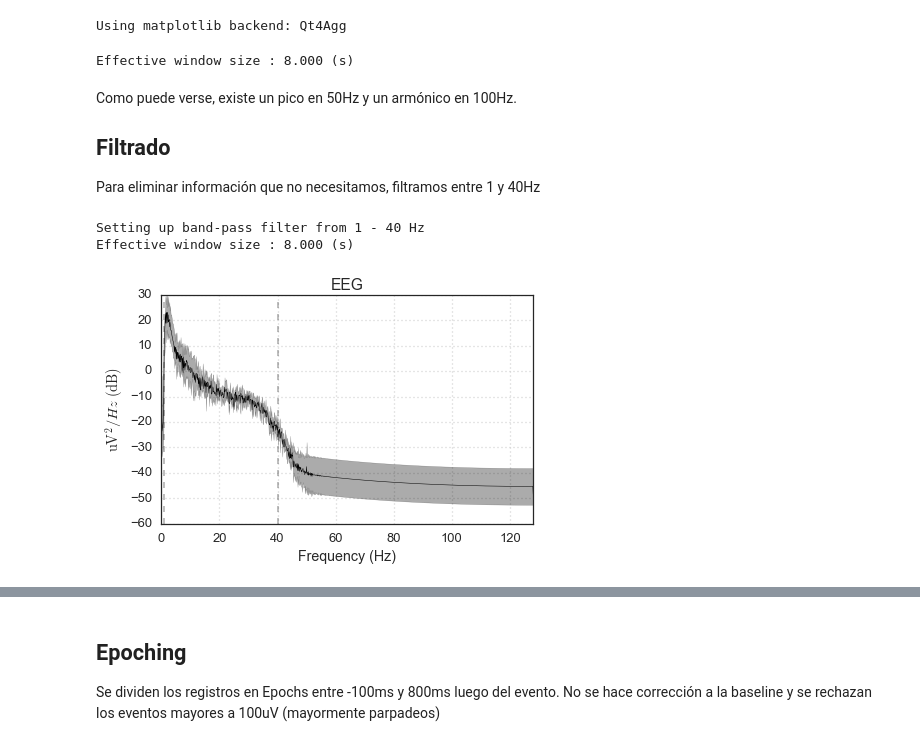
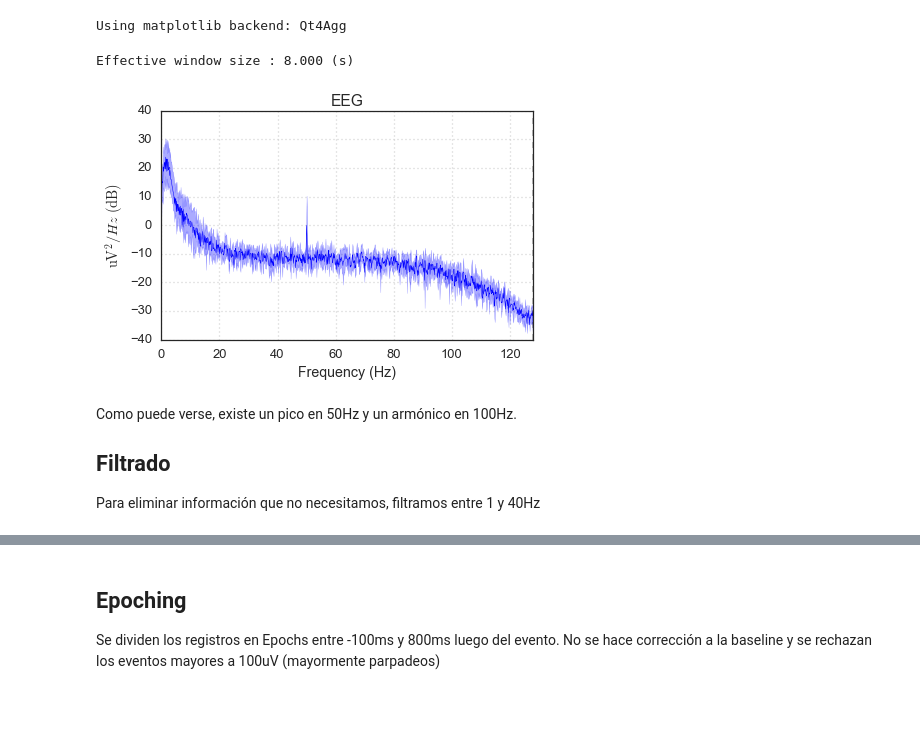
Before and after one commit to matiya/muse-signal-classifier, a Jupyter notebook: notebook/draft.ipynb, the cells around one changed output, grey strips where cells are left out. Cells and saved outputs as stored; diff of their text form; code cells hidden in the pictures; blank space fills up the shorter version.

```diff
--- a/notebook/draft.ipynb
+++ b/notebook/draft.ipynb
@@ -51,19 +53,14 @@ raw.plot(butterfly=True, group_by='position');
 Using matplotlib backend: Qt4Agg
 # %%
 #ver espectro de frecuencia de los EEG
-raw.plot_psd(tmax=np.inf);
+%matplotlib inline
+raw.plot_psd(color=(0, 0, 1),
+          show=False, average=True);
 # %% [output]
 Effective window size : 8.000 (s)
+[figure, added]
 # %% [markdown]
 Como puede verse, existe un pico en 50Hz y un armónico en 100Hz.
 ## Filtrado
 
 Para eliminar información que no necesitamos, filtramos entre 1 y 40Hz
-# %%
-# filtro a 40Hz y grafico el espectro resultante
-raw.filter(1,40, method='iir')
-raw.plot_psd(tmax=np.inf);
-# %% [output]
-Setting up band-pass filter from 1 - 40 Hz
-Effective window size : 8.000 (s)
-[figure, removed]
```
Also changed, not shown: parts of 15 cells of this notebook.
